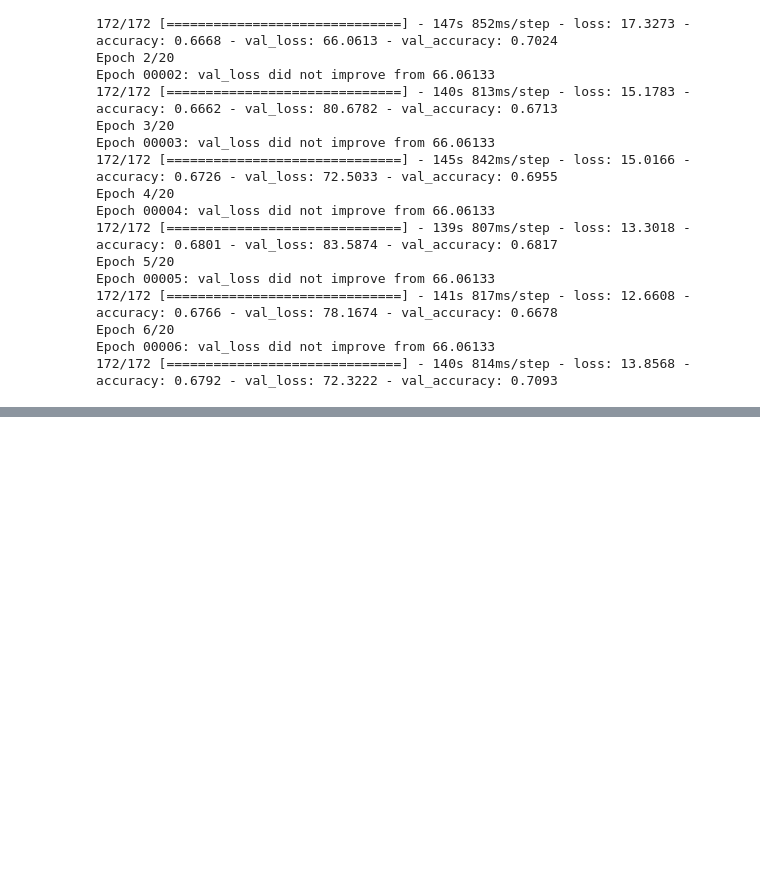
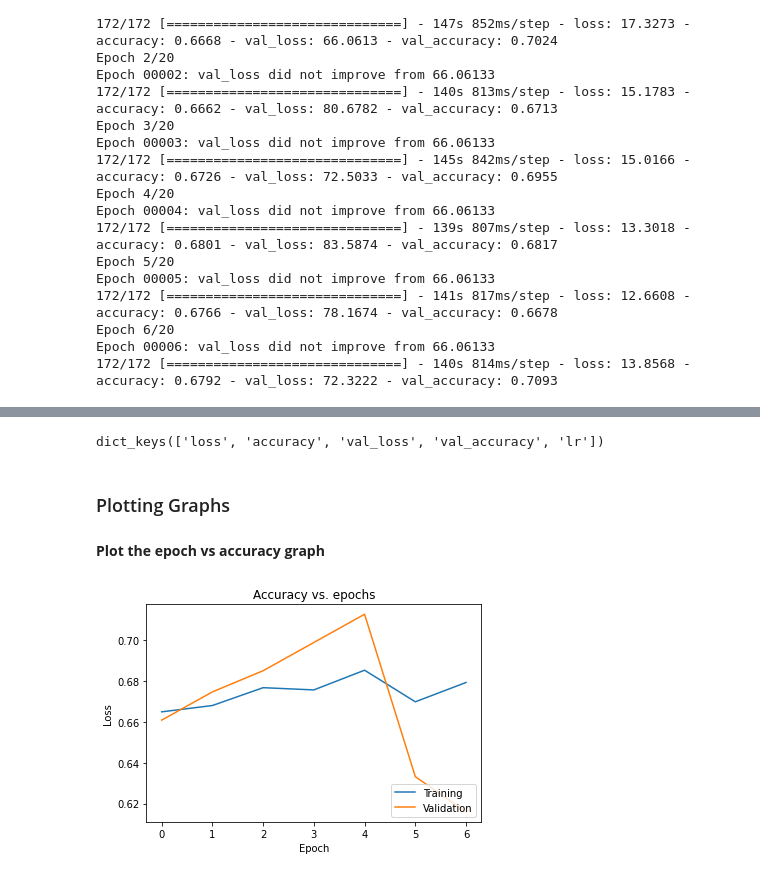
Before and after one commit to Satwikram/Emotion-AI, a Jupyter notebook: Emotion AI.ipynb, the cells around one changed output, grey strips where cells are left out. Cells and saved outputs as stored; diff of their text form; code cells hidden in the pictures; blank space fills up the shorter version.

```diff
--- a/Emotion AI.ipynb
+++ b/Emotion AI.ipynb
@@ -524,0 +567,23 @@ Epoch 1/20
+# %%
+# Get the model keys
+history.history.keys()
+# %% [output]
+dict_keys(['loss', 'accuracy', 'val_loss', 'val_accuracy', 'lr'])
+# %% [markdown]
+### Plotting Graphs
+# %% [markdown]
+**Plot the epoch vs accuracy graph**
+# %%
+try:
+    plt.plot(history.history['accuracy'])
+    plt.plot(history.history['val_accuracy'])
+except KeyError:
+    plt.plot(history.history['acc'])
+    plt.plot(history.history['val_acc'])
+plt.title('Accuracy vs. epochs')
+plt.ylabel('Loss')
+plt.xlabel('Epoch')
+plt.legend(['Training', 'Validation'], loc='lower right')
+plt.show()
+# %% [output]
+[figure, added]
```
Also changed, not shown: parts of 12 cells of this notebook.
